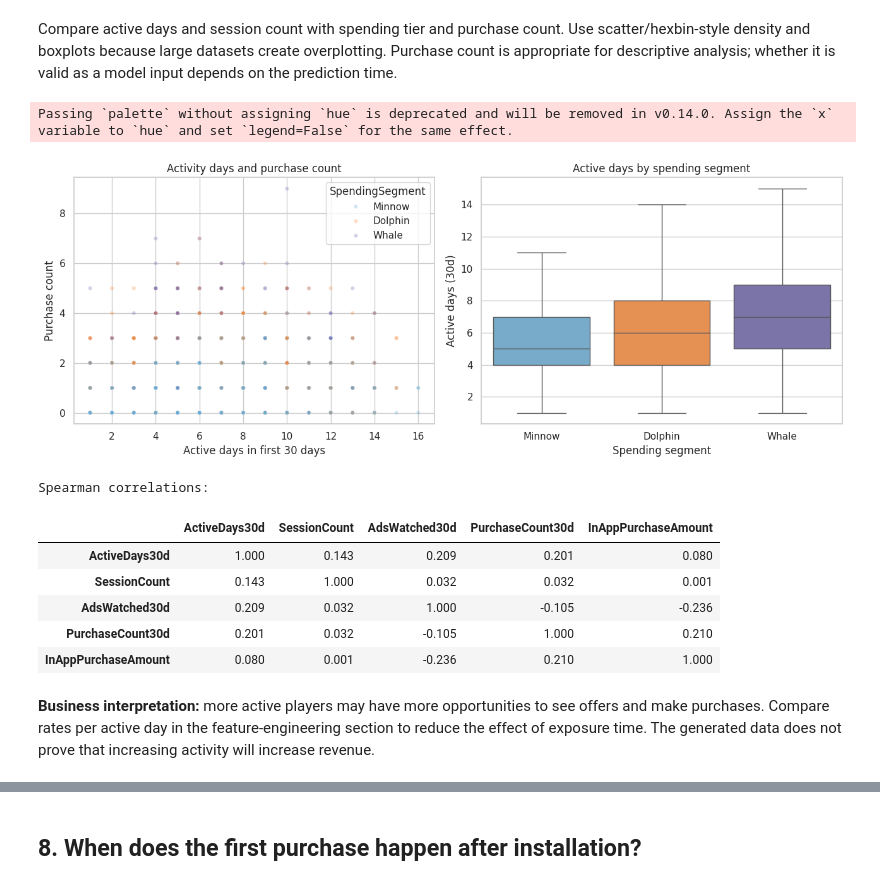
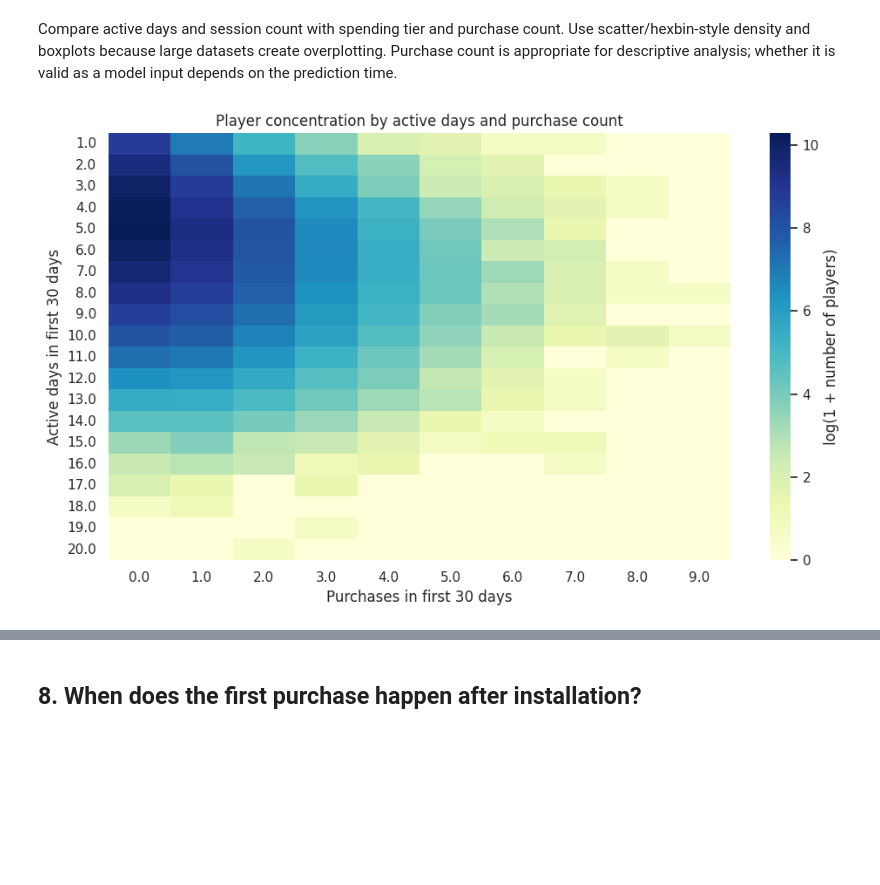
Before and after one commit to HesKal/Mobile-Game-In-App-Purchases, a Jupyter notebook: notebooks/03_eda_feature_engineering.ipynb, the cells around one changed output, grey strips where cells are left out. Cells and saved outputs as stored; diff of their text form; code cells hidden in the pictures; blank space fills up the shorter version.

```diff
--- a/notebooks/03_eda_feature_engineering.ipynb
+++ b/notebooks/03_eda_feature_engineering.ipynb
@@ -375,32 +351,12 @@ Spearman correlation, AdsWatched30d vs PurchaseCount30d: -0.105
 ## 7. Does activity relate to spending or purchase frequency?
 # %% [markdown]
 Compare active days and session count with spending tier and purchase count. Use scatter/hexbin-style density and boxplots because large datasets create overplotting. Purchase count is appropriate for descriptive analysis; whether it is valid as a model input depends on the prediction time.
-# %%
-fig, axes = plt.subplots(1,2,figsize=(13,5))
-activity_sample = df[['ActiveDays30d','PurchaseCount30d','SpendingSegment']].dropna()
-if len(activity_sample) > 15000:
-    activity_sample = activity_sample.sample(15000, random_state=7)
-sns.scatterplot(data=activity_sample, x='ActiveDays30d', y='PurchaseCount30d', hue='SpendingSegment',
-                hue_order=segment_order, palette=segment_colors, alpha=.3, s=20, ax=axes[0])
-axes[0].set_title('Activity days and purchase count')
-axes[0].set_xlabel('Active days in first 30 days'); axes[0].set_ylabel('Purchase count')
-sns.boxplot(data=df, x='SpendingSegment', y='ActiveDays30d', order=segment_order,
-            palette=segment_colors, showfliers=False, ax=axes[1])
-axes[1].set_title('Active days by spending segment')
-axes[1].set_xlabel('Spending segment'); axes[1].set_ylabel('Active days (30d)')
-plt.tight_layout(); plt.show()
-
-print('Spearman correlations:')
-display(df[['ActiveDays30d','SessionCount','AdsWatched30d','PurchaseCount30d','InAppPurchaseAmount']].corr(method='spearman').round(3))
-# %% [output]
-Passing `palette` without assigning `hue` is deprecated and will be removed in v0.14.0. Assign the `x` variable to `hue` and set `legend=False` for the same effect.
-[figure, removed]
-Spearman correlations:
-|  | ActiveDays30d | SessionCount | AdsWatched30d | PurchaseCount30d | InAppPurchaseAmount |
-| ActiveDays30d | 1.000 | 0.143 | 0.209 | 0.201 | 0.080 |
-| SessionCount | 0.143 | 1.000 | 0.032 | 0.032 | 0.001 |
-| AdsWatched30d | 0.209 | 0.032 | 1.000 | -0.105 | -0.236 |
-| PurchaseCount30d | 0.201 | 0.032 | -0.105 | 1.000 | 0.210 |
-| InAppPurchaseAmount | 0.080 | 0.001 | -0.236 | 0.210 | 1.000 |
-# %% [markdown]
-**Business interpretation:** more active players may have more opportunities to see offers and make purchases. Compare rates per active day in the feature-engineering section to reduce the effect of exposure time. The generated data does not prove that increasing activity will increase revenue.
+# %%
+activity_counts = pd.crosstab(df['ActiveDays30d'], df['PurchaseCount30d']).sort_index()
+plt.figure(figsize=(10,6))
+sns.heatmap(np.log1p(activity_counts), cmap='YlGnBu', cbar_kws={'label':'log(1 + number of players)'})
+plt.title('Player concentration by active days and purchase count')
+plt.xlabel('Purchases in first 30 days'); plt.ylabel('Active days in first 30 days')
+plt.tight_layout(); plt.show()
+# %% [output]
+[figure, added]
```
Also changed, not shown: parts of 55 cells of this notebook.
